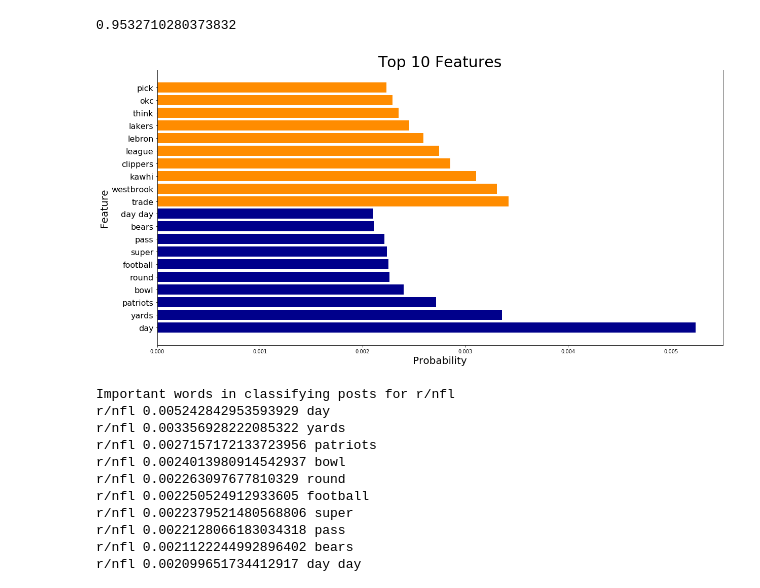
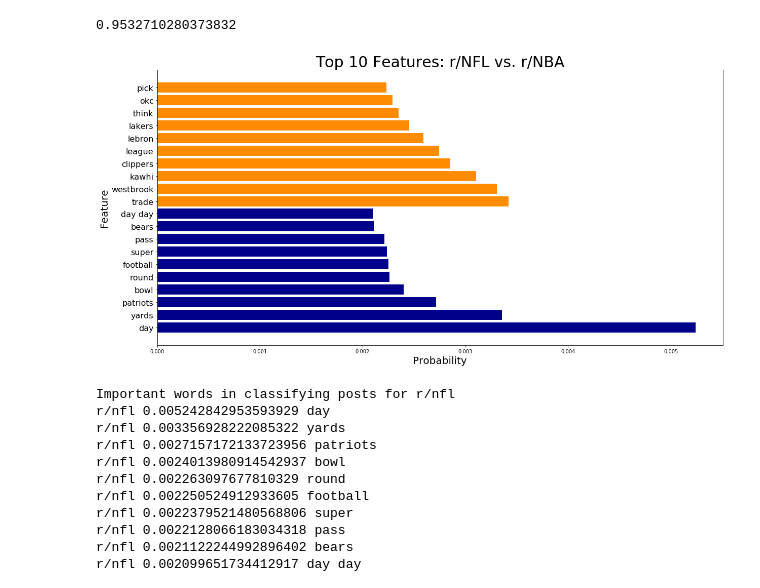
Before and after one commit to templecm4y/project-reddit-nlp, a Jupyter notebook: P3-Reddit-NLP-analysis.ipynb, the cells around one changed output. Drawn from its saved outputs; the diff is of its cells as text; code cells hidden in the pictures.

```diff
--- a/P3-Reddit-NLP-analysis.ipynb
+++ b/P3-Reddit-NLP-analysis.ipynb
@@ -419,6 +503,7 @@ The most important words for the model in classifying a post from r/nba, again,
 cvec = CountVectorizer(stop_words='english', ngram_range=(1, 2), max_features=20000, max_df=0.60)
 # %%
 # run the Count Vectorized model with the optimal hyperparameters
+cvec = CountVectorizer(stop_words='english', ngram_range=(1, 2), max_features=20000, max_df=0.60)
 train_raw = cvec.fit_transform(X_train)
 train_df = pd.SparseDataFrame(train_raw, columns=cvec.get_feature_names())
 
@@ -427,6 +512,10 @@ test_df = pd.SparseDataFrame(test_raw, columns=cvec.get_feature_names())
 
 train_df.fillna(0, inplace=True)
 test_df.fillna(0, inplace=True)
+
+# fit the multinomail NB model
+cvec_nb = MultinomialNB()
+cvec_nb.fit(train_df, y_train)
 # %%
 cvec_nb = MultinomialNB()
 cvec_nb.fit(train_df, y_train)
@@ -445,18 +534,18 @@ nb_feat_importance_nba = pd.DataFrame(np.exp(cvec_nb.feature_log_prob_[1]), trai
 # %%
 # plot the results from the NB dataframes
 plt.figure(figsize=(20,10))
 nfl = nb_feat_importance_nfl.sort_values('probability', ascending=False).head(10)
 nba = nb_feat_importance_nba.sort_values('probability', ascending=False).head(10)
 
 plt.barh(nfl.index, nfl['probability'], color='darkblue')
 plt.barh(nba.index, nba['probability'], color='darkorange')
 plt.yticks(size=16)
 
-plt.title('Top 10 Features', fontsize=30)
+plt.title('Top 10 Features: r/NFL vs. r/NBA', fontsize=30)
 plt.xlabel('Probability', fontsize=20)
 plt.ylabel('Feature', fontsize=20);
 # %% [output]
-[figure, old version]
+[figure, new version]
 # %%
 nb_features(cvec, cvec_nb, class_labels=['r/nfl', 'r/nba'])
 # %% [output]
```
Also changed, not shown: parts of 22 cells of this notebook, 2 other files.
